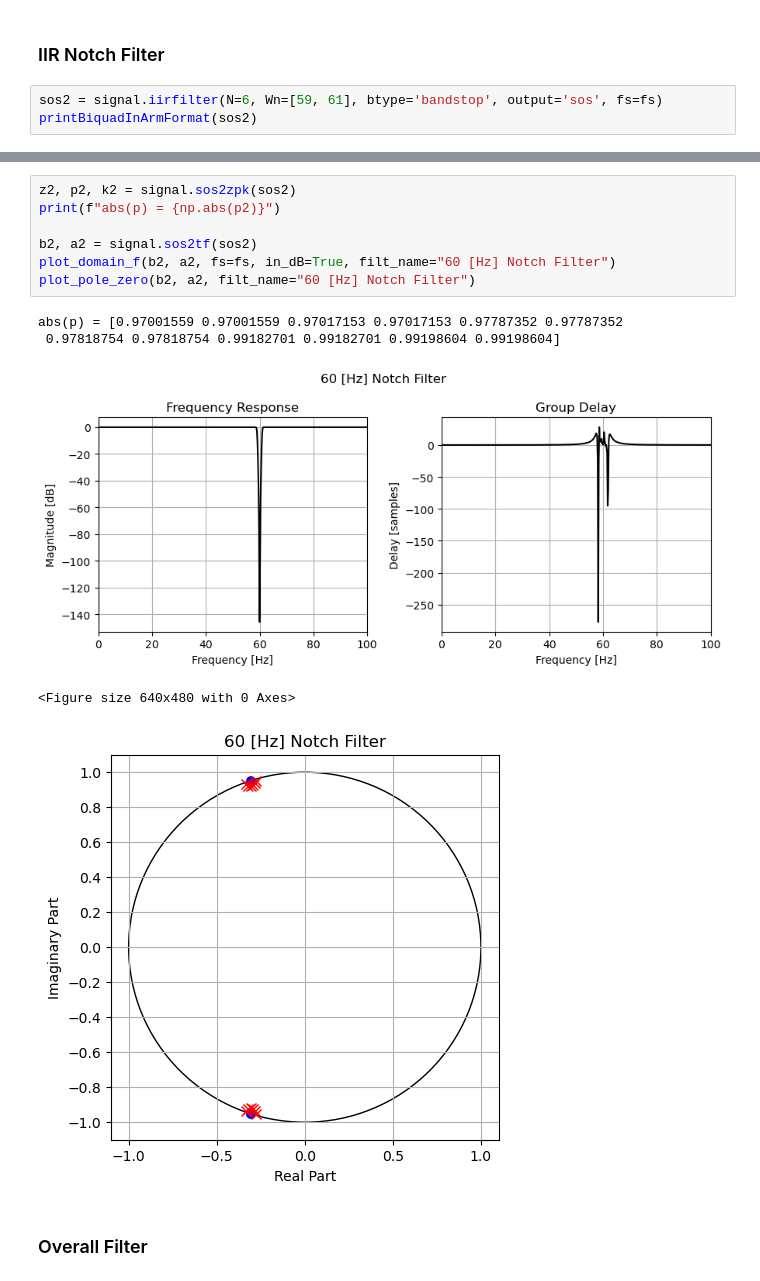
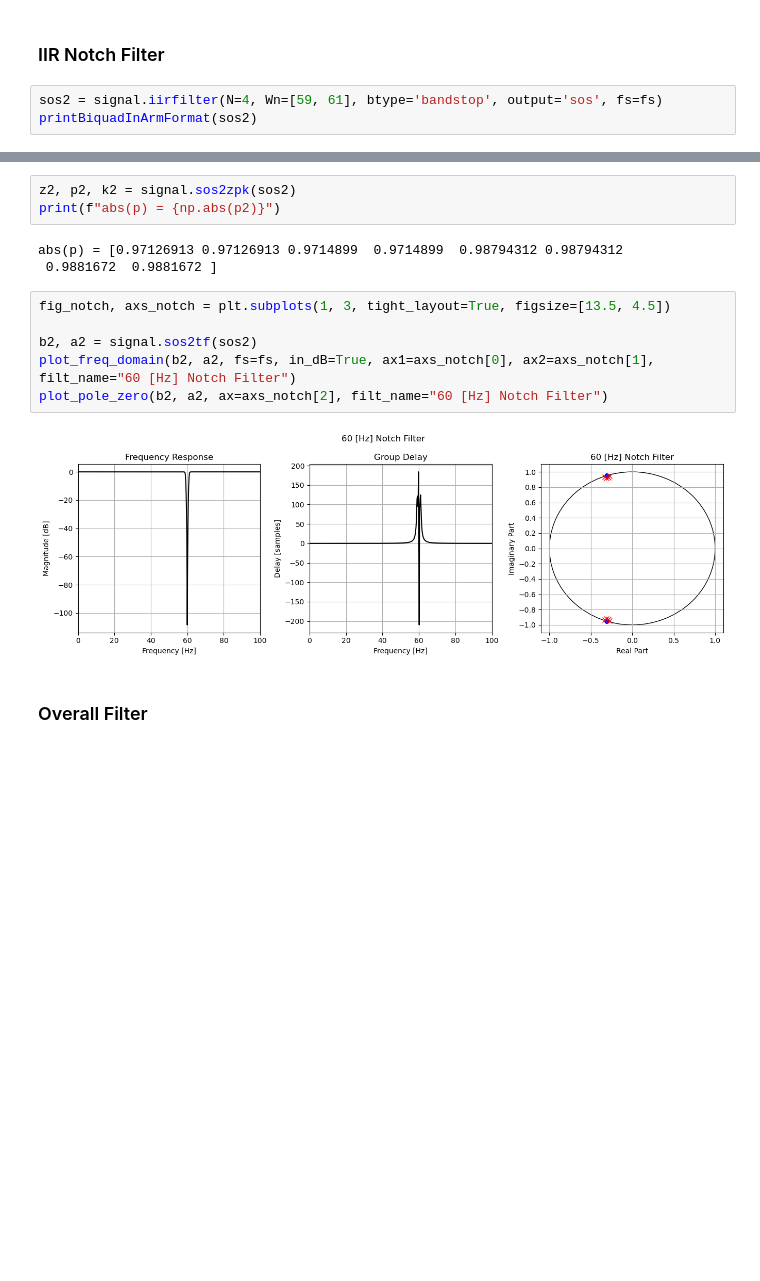
Before and after one commit to bryanmcelvy/microHeartMonitor, a Jupyter notebook: tools/filter_design/filt_design.ipynb, the cells around one changed output, grey strips where cells are left out. Drawn from its saved outputs; the diff is of its cells as text; blank space fills up the shorter version.

```diff
--- a/tools/filter_design/filt_design.ipynb
+++ b/tools/filter_design/filt_design.ipynb
@@ -78,7 +62,7 @@ abs(p) = [0.55555992 0.55555992 0.72450339 0.72450339 0.86366088 0.86366088
 # %% [markdown]
 ### IIR Notch Filter
 # %%
-sos2 = signal.iirfilter(N=6, Wn=[59, 61], btype='bandstop', output='sos', fs=fs)
+sos2 = signal.iirfilter(N=4, Wn=[59, 61], btype='bandstop', output='sos', fs=fs)
 printBiquadInArmFormat(sos2)
 # %% [output]
 {
@@ -97,17 +81,18 @@ printBiquadInArmFormat(sos2)
 };
+# %%
+z2, p2, k2 = signal.sos2zpk(sos2)
+print(f"abs(p) = {np.abs(p2)}")
+# %% [output]
+abs(p) = [0.97126913 0.97126913 0.9714899  0.9714899  0.98794312 0.98794312
+ 0.9881672  0.9881672 ]
 # %%
-z2, p2, k2 = signal.sos2zpk(sos2)
-print(f"abs(p) = {np.abs(p2)}")
+fig_notch, axs_notch = plt.subplots(1, 3, tight_layout=True, figsize=[13.5, 4.5])
 
 b2, a2 = signal.sos2tf(sos2)
-plot_domain_f(b2, a2, fs=fs, in_dB=True, filt_name="60 [Hz] Notch Filter")
-plot_pole_zero(b2, a2, filt_name="60 [Hz] Notch Filter")
+plot_freq_domain(b2, a2, fs=fs, in_dB=True, ax1=axs_notch[0], ax2=axs_notch[1], filt_name="60 [Hz] Notch Filter")
+plot_pole_zero(b2, a2, ax=axs_notch[2], filt_name="60 [Hz] Notch Filter")
 # %% [output]
-abs(p) = [0.97001559 0.97001559 0.97017153 0.97017153 0.97787352 0.97787352
- 0.97818754 0.97818754 0.99182701 0.99182701 0.99198604 0.99198604]
-[figure, old version]
+[figure, new version]
-<Figure size 640x480 with 0 Axes>
-[figure, removed]
 # %% [markdown]
 ### Overall Filter
 # %%
```
Also changed, not shown: parts of 28 cells of this notebook, 4 other files.
